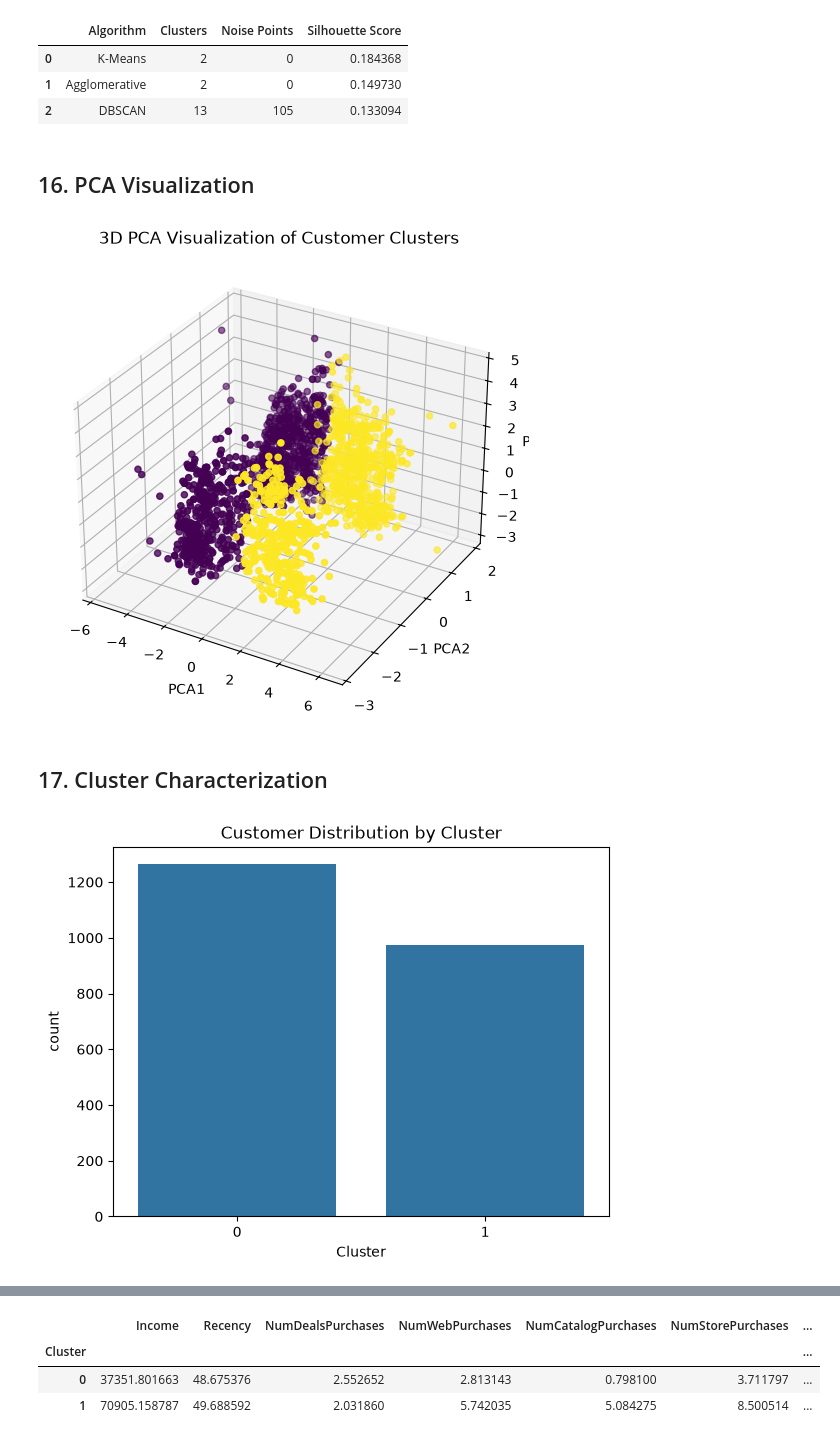
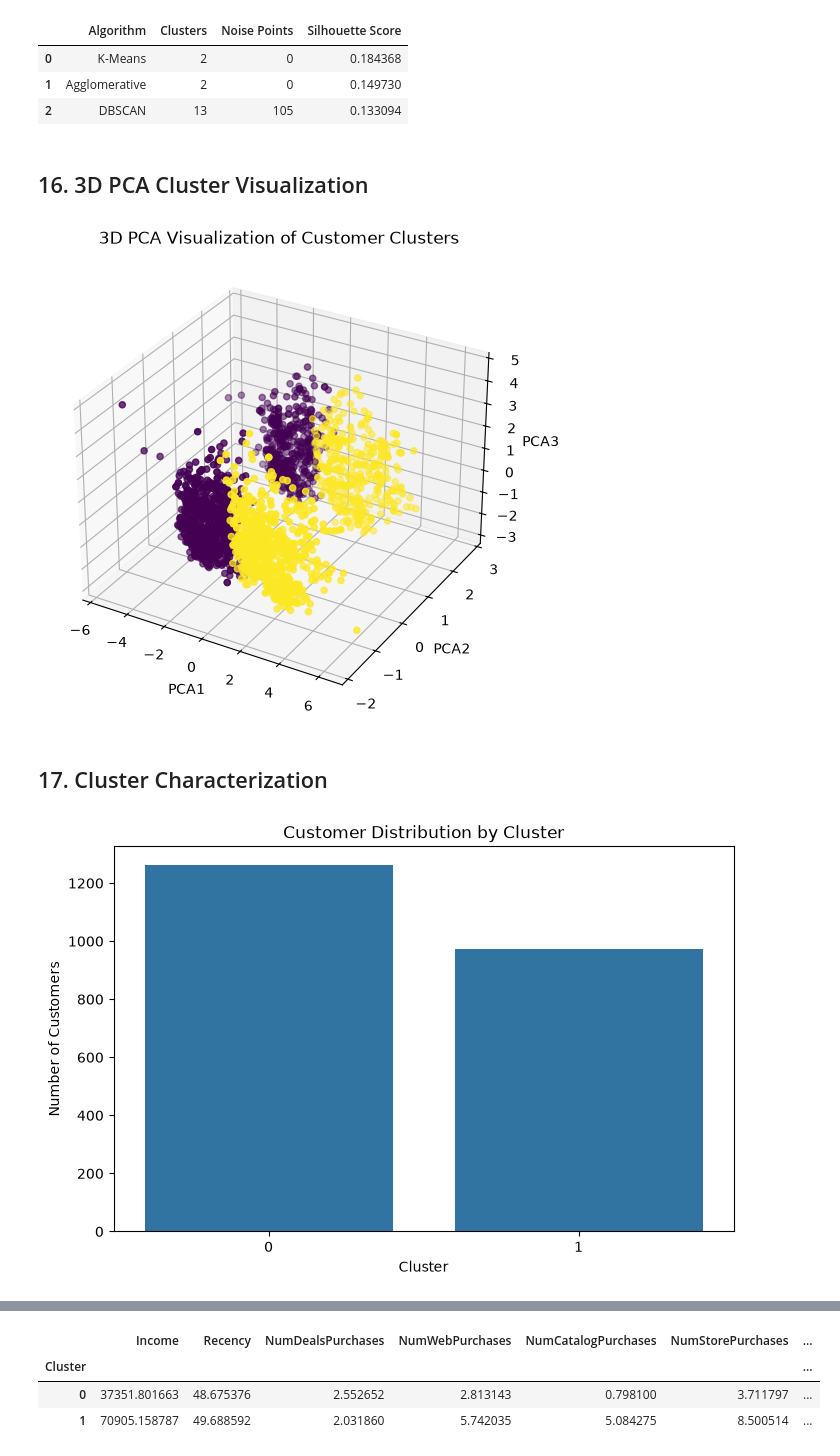
Before and after one commit to kaifbaig/SmartCart, a Jupyter notebook: SmartCart.ipynb, the cells around one changed output, grey strips where cells are left out. Drawn from its saved outputs; the diff is of its cells as text; code cells hidden in the pictures.

```diff
--- a/SmartCart.ipynb
+++ b/SmartCart.ipynb
@@ -378,7 +378,7 @@ plt.show()
 df = df[
     (df["Income"] < 600_000) &
     (df["Age"] < 90)
-].copy()
+].reset_index(drop=True)
 # %%
 df.shape
 # %% [output]
@@ -773,7 +777,7 @@ comparison
 | 1 | Agglomerative | 2 | 0 | 0.149730 |
 | 2 | DBSCAN | 13 | 105 | 0.133094 |
 # %% [markdown]
-## 16. PCA Visualization
+## 16. 3D PCA Cluster Visualization
 # %%
 fig = plt.figure(figsize=(8, 6))
 
@@ -790,18 +794,21 @@ ax.set_xlabel("PCA1")
 ax.set_ylabel("PCA2")
 ax.set_zlabel("PCA3")
 ax.set_title("3D PCA Visualization of Customer Clusters")
-
+plt.savefig("images/pca_3d_clusters.png", bbox_inches="tight", dpi=300)
 plt.show()
 # %% [output]
-[figure, old version]
+[figure, new version]
 # %% [markdown]
 ## 17. Cluster Characterization
 # %%
 df["Cluster"] = labels_kmeans
 # %%
+plt.figure(figsize=(8, 5))
 sns.countplot(x="Cluster", data=df)
 plt.title("Customer Distribution by Cluster")
+plt.xlabel("Cluster")
+plt.ylabel("Number of Customers")
 plt.show()
 # %% [output]
-[figure, old version]
+[figure, new version]
 # %%
```
Also changed, not shown: parts of 14 cells of this notebook, 7 other files.
